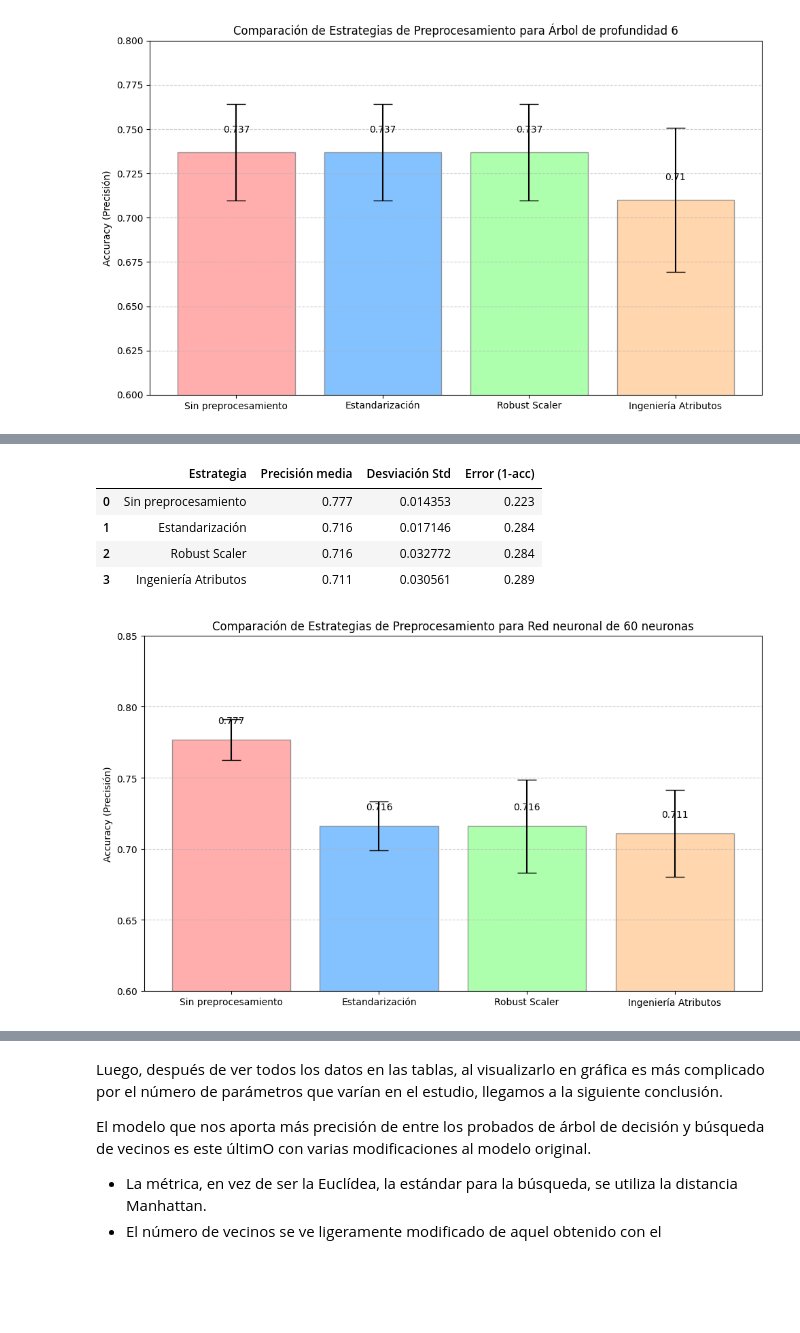
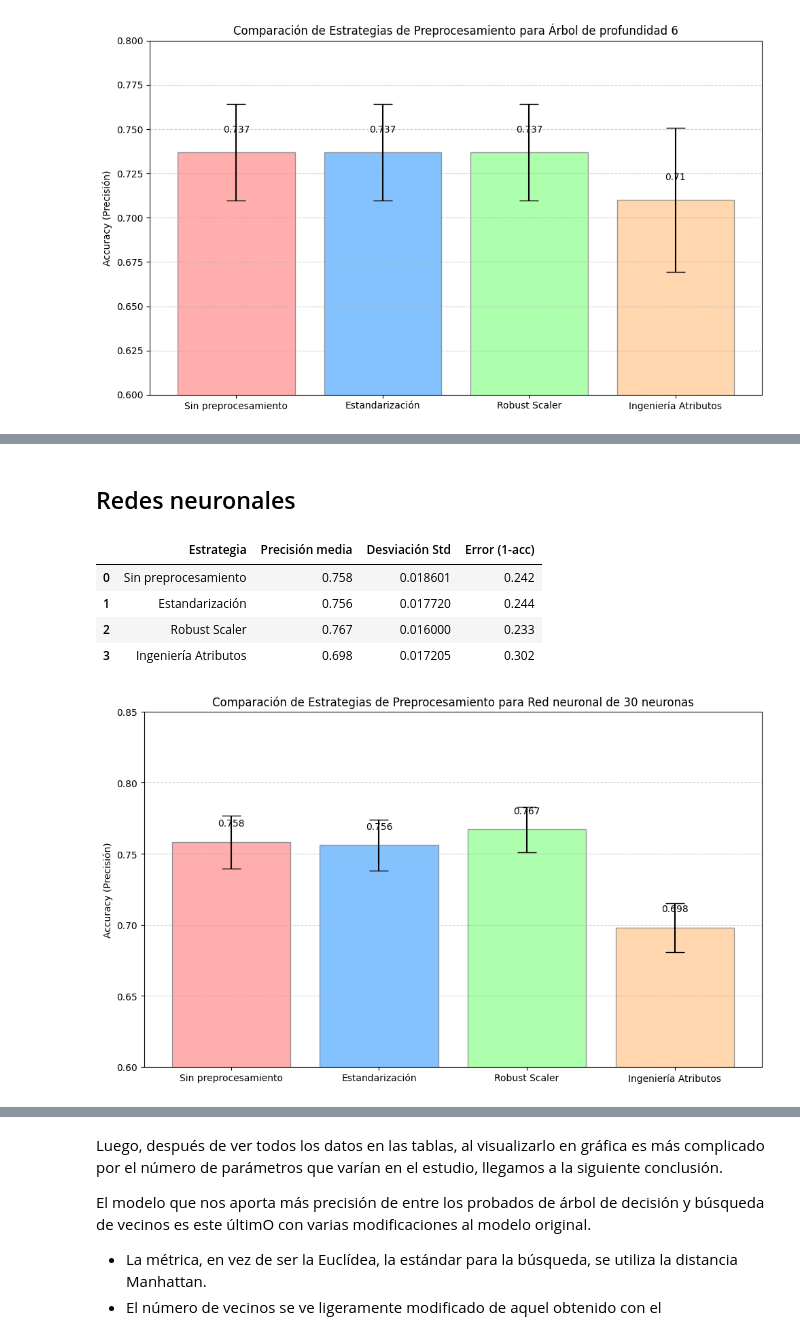
Before and after one commit to Cocolocoloco777/IA, a Jupyter notebook: Práctica 3/p3_03.ipynb, the cells around one changed output, grey strips where cells are left out. Drawn from its saved outputs; the diff is of its cells as text; code cells hidden in the pictures; blank space fills up the shorter version.

```diff
--- a/Práctica 3/p3_03.ipynb
+++ b/Práctica 3/p3_03.ipynb
@@ -207,14 +192,20 @@ def plot_cross_validation(X, y, model_classifier, param_values, title, x_axis, c
     Args:
         X: set de datos.
         y: set de etiquetas.
-        neighbors_values: los valores para los que queremos generar los clasificadores
+        model_classifier: cassificadores a evaluar.
+        param_values: valores de los parámetros a evaluar.
+        title: título del gráfico.
+        x_axis: etiqueta del eje x.
+        cv: número de particiones para la validación cruzada.
+        table: booleano para mostrar la tabla de resultados.
+        xticks: booleano para mostrar las etiquetas en el eje x.
     """
     means =  []
     stds = []
     errors = []
     results = []
 
-    # Iteramos por cada número de vecinos
+    # Iteramos por cada clasificador
     for i, model in enumerate(model_classifier):
 
         scores = cross_val_score(model, X, y, cv=cv)
@@ -229,7 +220,6 @@ def plot_cross_validation(X, y, model_classifier, param_values, title, x_axis, c
         }
         results.append(row)
 
-    ####------------------------------ Plotear -------------------------------###
     # Convertimos a numpy para facilitar manejo
     means = np.array(means)
     stds = np.array(stds)
@@ -256,10 +246,10 @@ def plot_cross_validation(X, y, model_classifier, param_values, title, x_axis, c
     plt.legend()
     plt.show()
 
-    # Encontrar el mejor valor
+    # Encontramos el mejor valor
     best_idx = np.argmax(means)
 
-    ####------------------------------ Tabla -------------------------------###
+    # Mostramos la tabla de resultados si se pide
     if(table):
         df = pd.DataFrame(results)
         display(df)
@@ -770,3 +929,5 @@ Aun así, como ya hemos comentado antes, para el caso de ingeniería de atributo
+# %% [markdown]
+## Redes neuronales
 # %%
 import numpy as np
 import matplotlib.pyplot as plt
@@ -781,19 +942,19 @@ from sklearn.feature_selection import VarianceThreshold
 # Definición de los Pipelines
 # Calculamos el normal, sin preprocesamiento de datos para comparar con el resto
 pipe_base = Pipeline([
-    ('model', MLPClassifier(hidden_layer_sizes=(60,), max_iter=6000, random_state=13))
+    ('model', MLPClassifier(hidden_layer_sizes=(max_index_one_layer,), max_iter=6000, random_state=13))
 ])
 
 # Estandarización utilizando la media y la desviación típica
 pipe_std = Pipeline([
     ('scaler', StandardScaler()),
-    ('model', MLPClassifier(hidden_layer_sizes=(60,), max_iter=6000, random_state=13))
+    ('model', MLPClassifier(hidden_layer_sizes=(max_index_one_layer,), max_iter=6000, random_state=13))
 ])
 
 # Manejo de Outliers con el Robust Scaler: utilizando la mediana y el rango intercuartílico
 pipe_robust = Pipeline([
     ('scaler', RobustScaler()),
-    ('model', MLPClassifier(hidden_layer_sizes=(60,), max_iter=6000, random_state=13))
+    ('model', MLPClassifier(hidden_layer_sizes=(max_index_one_layer,), max_iter=6000, random_state=13))
 ])
 
 # Ingeniería de Atributos Completa: donde primero generamos polinomios, escalamos,
@@ -803,7 +964,7 @@ pipe_feature_eng = Pipeline([
     ('filter_constant', VarianceThreshold(threshold=0)),
     ('scaler', StandardScaler()),
     ('selector', SelectKBest(f_classif, k=15)),
-    ('model', MLPClassifier(hidden_layer_sizes=(60,), max_iter=6000, random_state=13))
+    ('model', MLPClassifier(hidden_layer_sizes=(max_index_one_layer,), max_iter=6000, random_state=13))
 ])
 
 pipelines = [
@@ -829,36 +990,36 @@ for name, pipe in pipelines:
     # Guardamos los datos para las tablas
     row = {
         'Estrategia': name,
         'Precisión media': scores.mean(),
         'Desviación Std': scores.std(),
         'Error (1-acc)': 1 - scores.mean()
     }
     results.append(row)
 
 
 # Graficamos los resultados
 plt.figure(figsize=(10, 6))
 bars = plt.bar(names, results_mean, yerr=results_std, capsize=10,
                color=['#ff9999','#66b3ff','#99ff99','#ffcc99'], alpha=0.8, edgecolor='grey')
 
 plt.ylabel('Accuracy (Precisión)')
-plt.title('Comparación de Estrategias de Preprocesamiento para Red neuronal de 60 neuronas')
+plt.title('Comparación de Estrategias de Preprocesamiento para Red neuronal de 30 neuronas')
 plt.ylim(0.6, 0.85)
 plt.grid(axis='y', linestyle='--', alpha=0.6)
 
 # Añadir etiquetas de valor
 for bar in bars:
     yval = bar.get_height()
     plt.text(bar.get_x() + bar.get_width()/2, yval + 0.01, round(yval, 3), ha='center', va='bottom')
 
 df = pd.DataFrame(results)
 display(df)
 plt.tight_layout()
 plt.show()
 # %% [output]
 |  | Estrategia | Precisión media | Desviación Std | Error (1-acc) |
-| 0 | Sin preprocesamiento | 0.777 | 0.014353 | 0.223 |
-| 1 | Estandarización | 0.716 | 0.017146 | 0.284 |
-| 2 | Robust Scaler | 0.716 | 0.032772 | 0.284 |
-| 3 | Ingeniería Atributos | 0.711 | 0.030561 | 0.289 |
+| 0 | Sin preprocesamiento | 0.758 | 0.018601 | 0.242 |
+| 1 | Estandarización | 0.756 | 0.017720 | 0.244 |
+| 2 | Robust Scaler | 0.767 | 0.016000 | 0.233 |
+| 3 | Ingeniería Atributos | 0.698 | 0.017205 | 0.302 |
-[figure, old version]
+[figure, new version]
```
Also changed, not shown: parts of 44 cells of this notebook, 4 other files.
